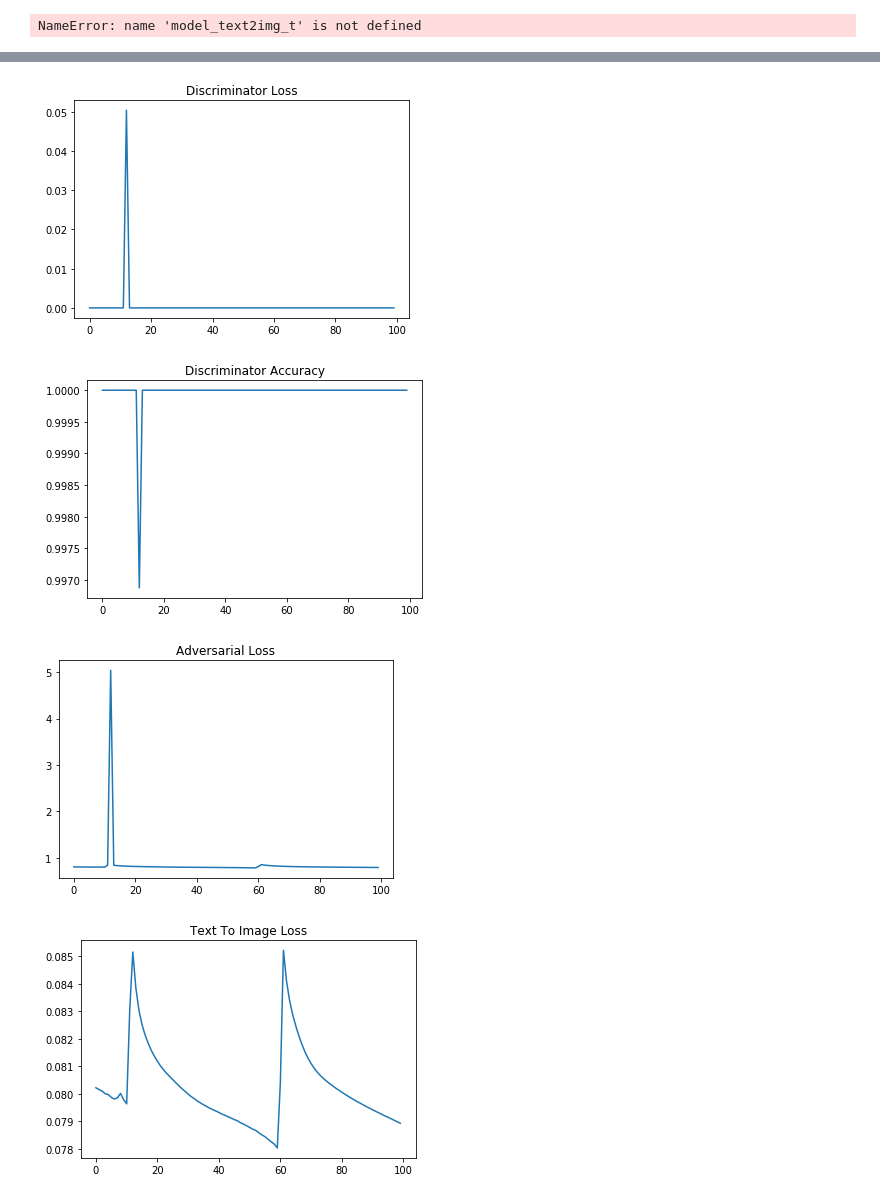
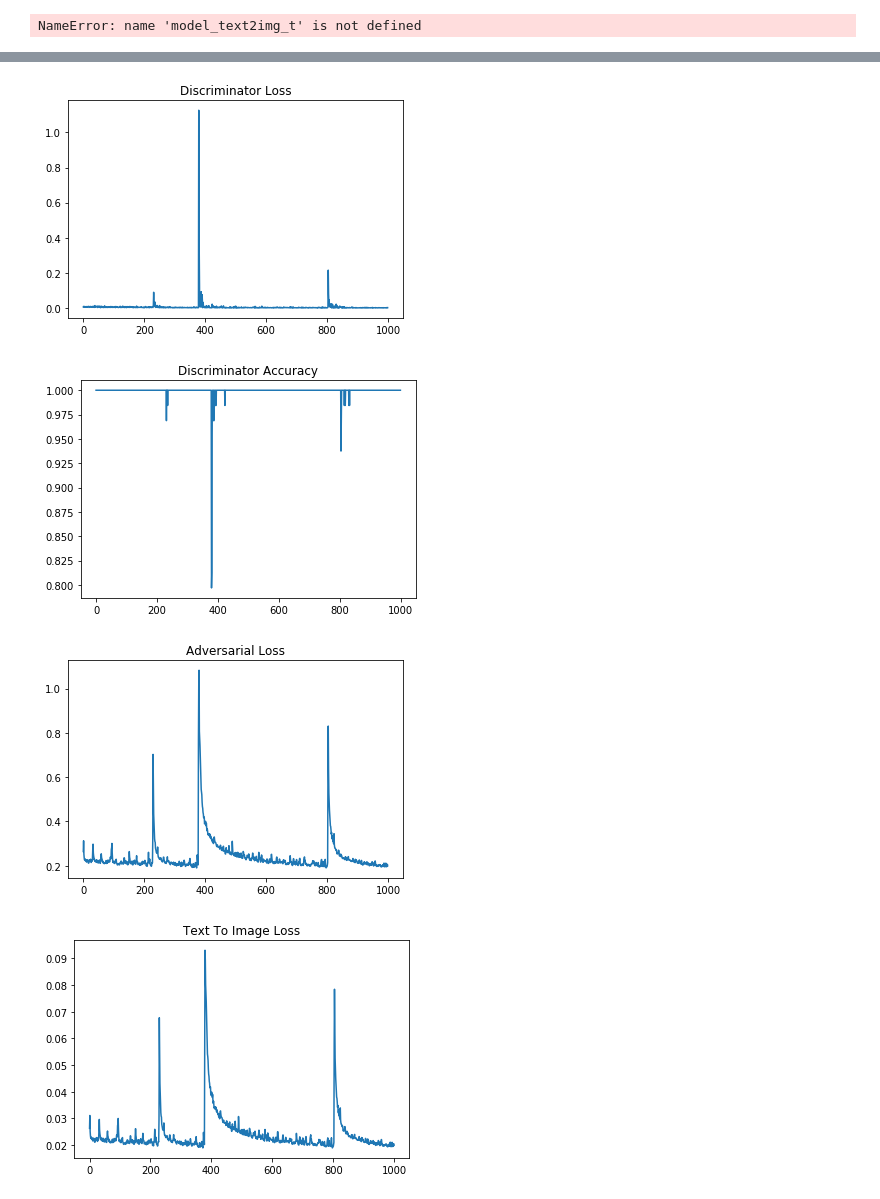
Before and after one commit to joasepul/caption-to-image-synthesis, a Jupyter notebook: text-to-image.ipynb, the cells around one changed output, grey strips where cells are left out. Cells and saved outputs as stored; diff of their text form; code cells hidden in the pictures.

```diff
--- a/text-to-image.ipynb
+++ b/text-to-image.ipynb
@@ -430,10 +428,9 @@ def build_gan():
     input_caption = Input(shape=(27, 100))
     input_image = Input(shape=(128, 128, 3))
     generated_image = model_text2img(input_caption)
-    discriminator_output = discriminator([input_caption, generated_image])
+    discriminator_output = discriminator(generated_image) #discriminator([input_caption, generated_image])
 
 
-    # TODO need to output also gen img, at the moment only training on 0-1 label
     gan = Model(input_caption, [discriminator_output, generated_image])
     return gan
 
@@ -460,3 +456,17 @@ ________________________________________________________________________________
+# %%
+model_intermediate = build_intermediate_model((27, 100))
+model_text2img = build_combined_model()
+discriminator = build_discriminator()
+d_adam = keras.optimizers.adam(lr=0.00001, beta_1=0.0, beta_2=0.999)
+discriminator.compile(optimizer=d_adam, loss='binary_crossentropy', metrics=['binary_accuracy'])
+discriminator.trainable = False
+adversarial_net = build_gan()
+g_adam = keras.optimizers.adam(lr=0.0001, beta_1=0.0, beta_2=0.999)
+adversarial_net.compile(optimizer=g_adam, loss=['binary_crossentropy', 'mse'], loss_weights=[1, 10], metrics=['binary_accuracy'])
+# %%
+captions_X = captions_X[:128]
+imgs_y = imgs_y[:128]
+caption_strings = caption_strings[:128]
 # %%
 from keras.utils.generic_utils import Progbar
 from time import time
@@ -467,7 +477,7 @@ a_loss_means = []
 t_loss_means = []
 
 BATCHSIZE = 32
-EPOCHS = 1700
+EPOCHS = 1000
 for epoch in range(EPOCHS):
     num_data_pts = len(captions_X)
     np.random.seed(epoch)
@@ -503,14 +513,15 @@ for epoch in range(EPOCHS):
         train_imgs = np.concatenate((images_real, images_fake))
         train_captions = np.concatenate((captions_batch, captions_batch))
         train_labels = np.concatenate((labels_real, labels_fake))
-        np.random.seed(index)
-        np.random.shuffle(train_imgs)
-        np.random.seed(index)
-        np.random.shuffle(train_captions)
-        np.random.seed(index)
-        np.random.shuffle(train_labels)
 
-        d_loss, d_acc = discriminator.train_on_batch([train_captions,train_imgs], train_labels)
+#         np.random.seed(index)
+#         np.random.shuffle(train_imgs)
+#         np.random.seed(index)
+#         np.random.shuffle(train_captions)
+#         np.random.seed(index)
+#         np.random.shuffle(train_labels)
+
+#         d_loss, d_acc = discriminator.train_on_batch([train_captions,train_imgs], train_labels)
 
         np.random.seed(index)
         np.random.shuffle(train_imgs)
@@ -518,10 +529,10 @@ for epoch in range(EPOCHS):
         np.random.shuffle(train_captions)
         np.random.seed(index)
         np.random.shuffle(train_labels)
-
-        d_loss, d_acc = discriminator.train_on_batch([train_captions,train_imgs], train_labels)
-        d_hist_loss.append(d_loss)
-        d_hist_acc.append(d_acc)
+        if index % 4 == 0:
+            d_loss, d_acc = discriminator.train_on_batch(train_imgs, train_labels)
+            d_hist_loss.append(d_loss)
+            d_hist_acc.append(d_acc)
         #_loss = discriminator.train_on_batch([train_captions,train_imgs], train_labels)
         #d_loss_r = discriminator.train_on_batch([captions_batch,images_real], labels_real)
 
@@ -536,6 +547,7 @@ for epoch in range(EPOCHS):
     d_loss_means.append(np.mean(d_hist_loss))
     a_loss_means.append(np.mean(a_hist_loss))
     d_acc_means.append(np.mean(d_hist_acc))
+    print(np.mean(d_hist_acc))
     #gen_imgs = model_text2img_t.predict(captions_batch)
 
 plt.title('Discriminator Loss')
@@ -550,6 +562,6 @@ plt.show()
 plt.title('Text To Image Loss')
 plt.plot(t_loss_means)
 plt.show()
-adversarial_net.save('.\\gan-v1\\gan-2k-epochs.h5')
-model_text2img.save('.\\gan-v1\\text2img-2k-epochs.h5')
+# adversarial_net.save_weights('.\\gan-v1\\gan-2k-epochs-weights.h5')
+# model_text2img.save_weights('.\\gan-v1\\text2img-2k-epochs-weights.h5')
 # %% [output]
@@ -573,7 +585,7 @@ epoch 100 of 100
-[figure, old version]
+[figure, new version]
-[figure, old version]
+[figure, new version]
-[figure, old version]
+[figure, new version]
-[figure, old version]
+[figure, new version]
 # %%
 plt.title('Discriminator Loss')
 plt.plot(d_loss_means)
```
Also changed, not shown: parts of 6 cells of this notebook.
